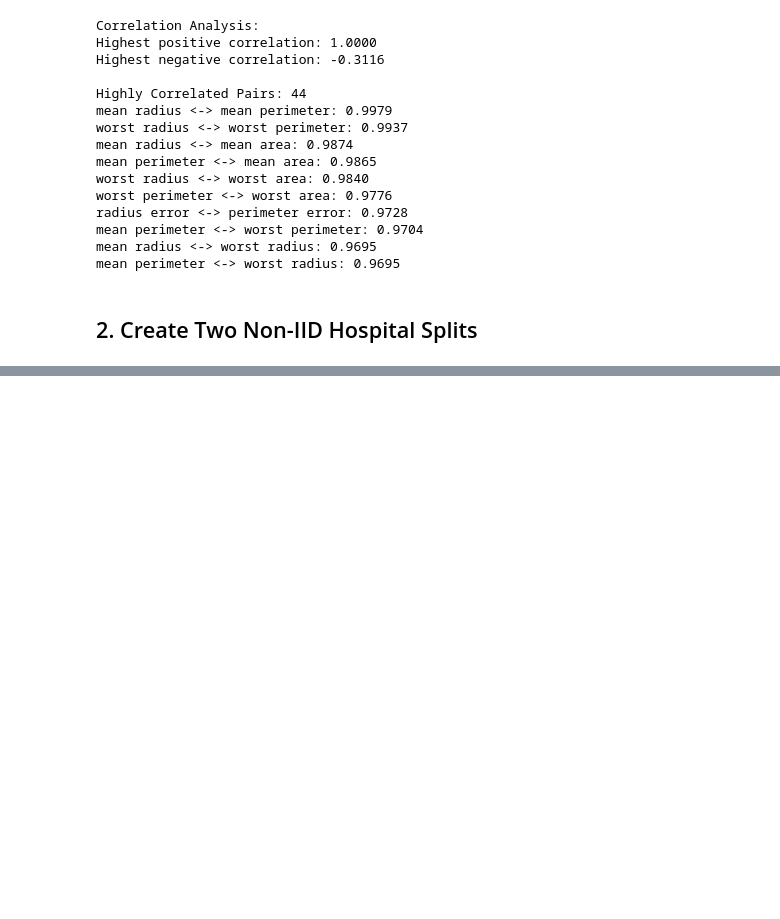
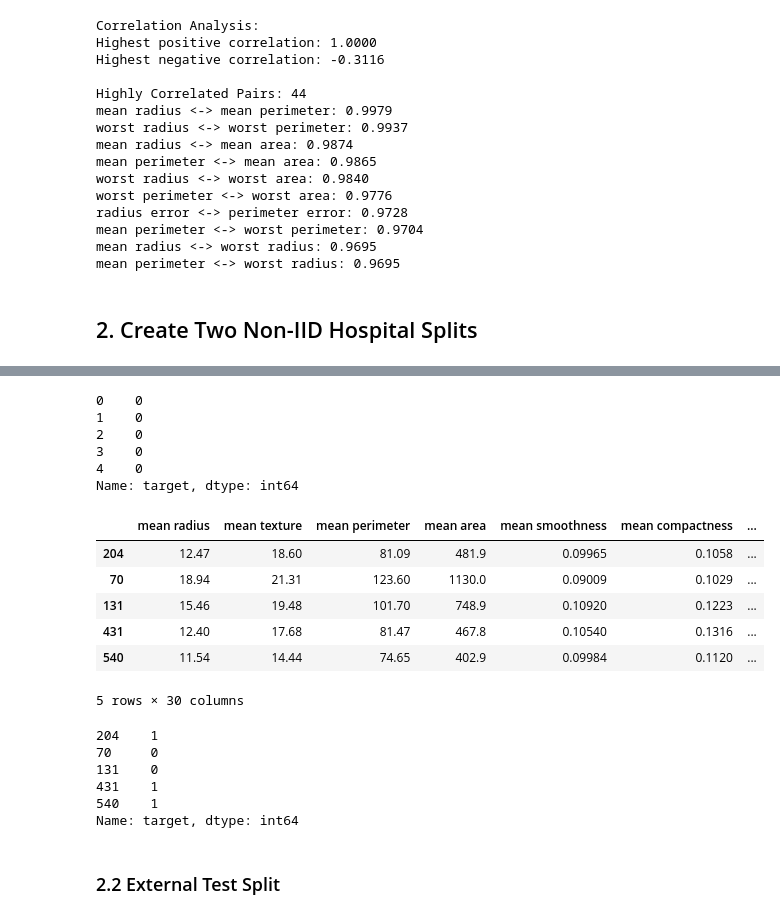
Before and after one commit to starbachi/Breast-Cancer-Wisconsin, a Jupyter notebook: notebooks/assignment4_federated_dp.ipynb, the cells around one changed output, grey strips where cells are left out. Saved outputs shown, nothing was run; the diff lists cells and outputs as text; code cells hidden in the pictures; blank space fills up the shorter version.

Commit message:
Fixed plot saving issue, reworked the splitting pipeline

```diff
--- a/notebooks/assignment4_federated_dp.ipynb
+++ b/notebooks/assignment4_federated_dp.ipynb
@@ -301,0 +304,2 @@ mean perimeter <-> worst radius: 0.9695
+# %%
+X_shuffled, y_shuffled = utils.shuffle(X_data, y_data, random_state=RANDOM_SEED)    #type: ignore
@@ -301,0 +318,30 @@ mean perimeter <-> worst radius: 0.9695
+# %%
+y_data.head()
+# %% [output]
+0    0
+1    0
+2    0
+3    0
+4    0
+Name: target, dtype: int64
+# %%
+X_shuffled.head()   #type: ignore
+# %% [output]
+|  | mean radius | mean texture | mean perimeter | mean area | mean smoothness | mean compactness | ... |
+| 204 | 12.47 | 18.60 | 81.09 | 481.9 | 0.09965 | 0.1058 | ... |
+| 70 | 18.94 | 21.31 | 123.60 | 1130.0 | 0.09009 | 0.1029 | ... |
+| 131 | 15.46 | 19.48 | 101.70 | 748.9 | 0.10920 | 0.1223 | ... |
+| 431 | 12.40 | 17.68 | 81.47 | 467.8 | 0.10540 | 0.1316 | ... |
+| 540 | 11.54 | 14.44 | 74.65 | 402.9 | 0.09984 | 0.1120 | ... |
+5 rows × 30 columns
+# %%
+y_shuffled.head()   #type: ignore
+# %% [output]
+204    1
+70     0
+131    0
+431    1
+540    1
+Name: target, dtype: int64
+# %% [markdown]
+### 2.2 External Test Split
```
Also changed, not shown: parts of 13 cells of this notebook.
